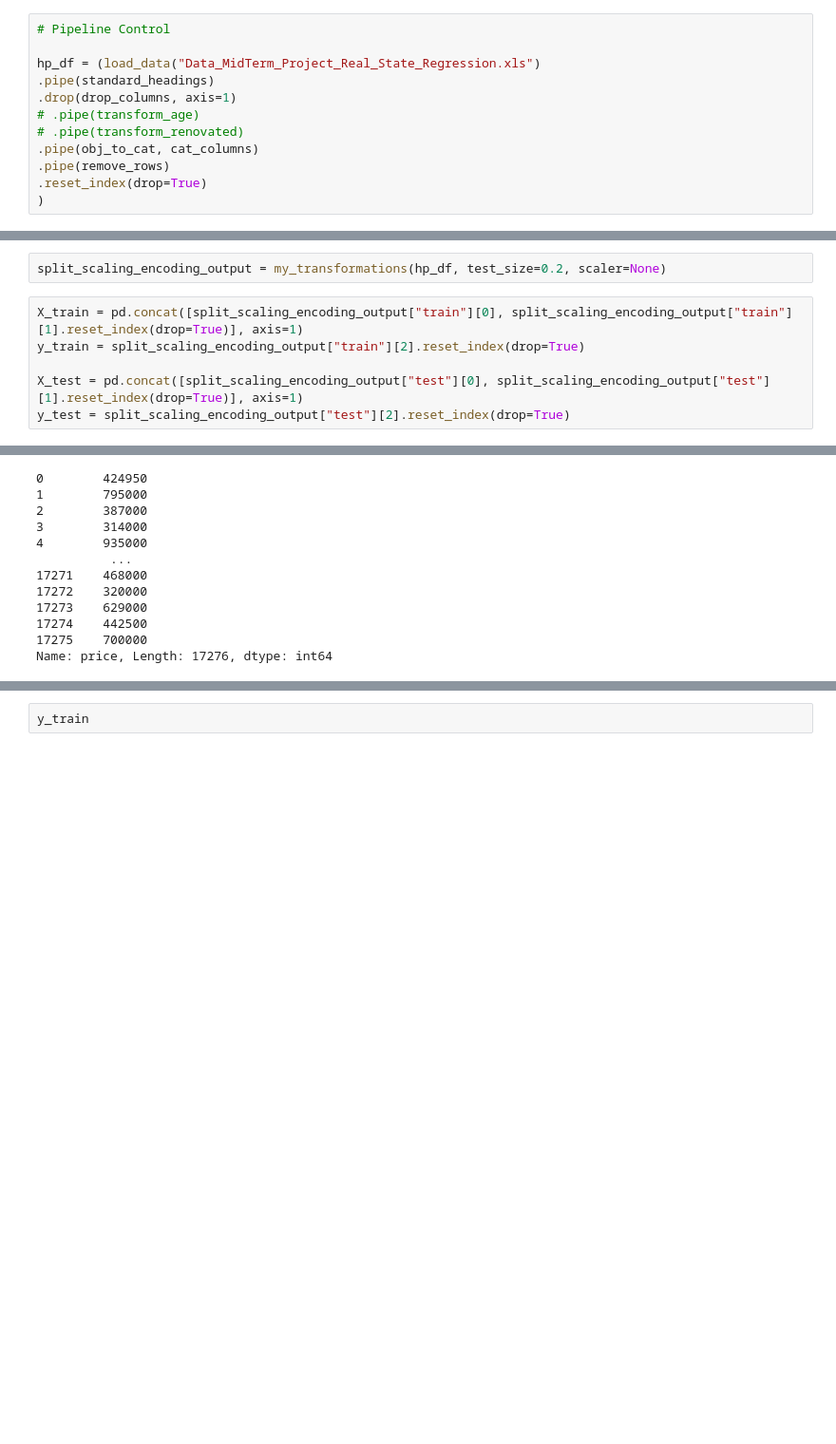
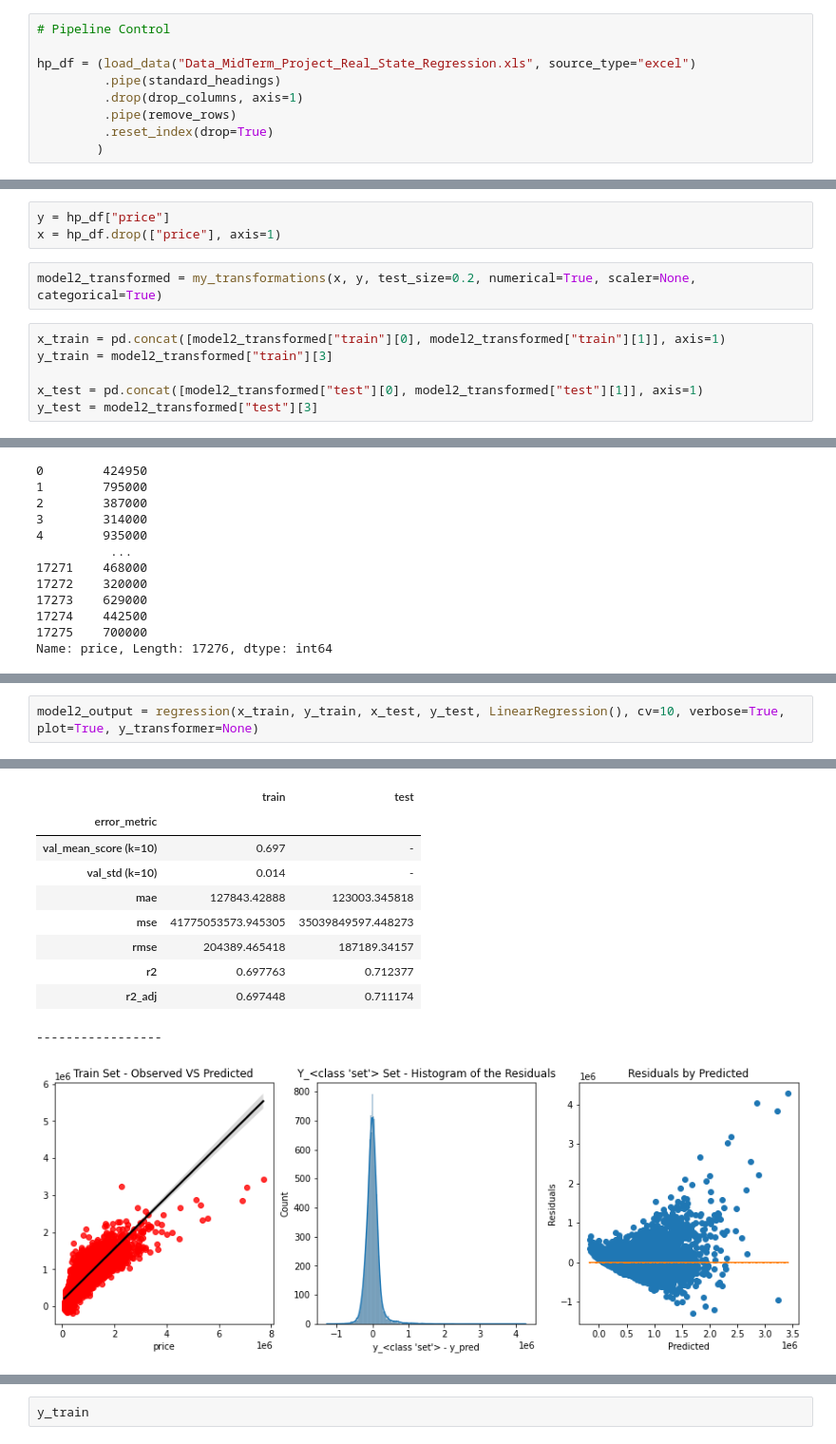
Before and after one commit to NHer0/Predictive_Modelling_House_Prices, a Jupyter notebook: House_Prices_Case_Study.ipynb, the cells around one changed output, grey strips where cells are left out. Shown at 95% size. Saved outputs shown, nothing was run; the diff lists cells and outputs as text; blank space fills up the shorter version.

```diff
--- a/House_Prices_Case_Study.ipynb
+++ b/House_Prices_Case_Study.ipynb
@@ -1008,12 +1147,9 @@ cat_columns = ['waterfront', 'view', 'grade', "zipcode", "condition"]
 # %%
 # Pipeline Control
 
-hp_df = (load_data("Data_MidTerm_Project_Real_State_Regression.xls")
-.pipe(standard_headings)
-.drop(drop_columns, axis=1)
-# .pipe(transform_age)
-# .pipe(transform_renovated)
-.pipe(obj_to_cat, cat_columns)
-.pipe(remove_rows)
-.reset_index(drop=True)
-)
+hp_df = (load_data("Data_MidTerm_Project_Real_State_Regression.xls", source_type="excel")
+         .pipe(standard_headings)
+         .drop(drop_columns, axis=1)
+         .pipe(remove_rows)
+         .reset_index(drop=True)
+        )
@@ -1034,8 +1158,11 @@ hp_df = (load_data("Data_MidTerm_Project_Real_State_Regression.xls")
+# %%
+y = hp_df["price"]
+x = hp_df.drop(["price"], axis=1)
 # %%
-split_scaling_encoding_output = my_transformations(hp_df, test_size=0.2, scaler=None)
+model2_transformed = my_transformations(x, y, test_size=0.2, numerical=True, scaler=None, categorical=True)
 # %%
-X_train = pd.concat([split_scaling_encoding_output["train"][0], split_scaling_encoding_output["train"][1].reset_index(drop=True)], axis=1)
-y_train = split_scaling_encoding_output["train"][2].reset_index(drop=True)
+x_train = pd.concat([model2_transformed["train"][0], model2_transformed["train"][1]], axis=1)
+y_train = model2_transformed["train"][3]
 
-X_test = pd.concat([split_scaling_encoding_output["test"][0], split_scaling_encoding_output["test"][1].reset_index(drop=True)], axis=1)
-y_test = split_scaling_encoding_output["test"][2].reset_index(drop=True)
+x_test = pd.concat([model2_transformed["test"][0], model2_transformed["test"][1]], axis=1)
+y_test = model2_transformed["test"][3]
@@ -1113,0 +1259,3 @@ Adjusted R2 score of test set is 0.7111737092087795
+# %%
+model2_output = regression(x_train, y_train, x_test, y_test, LinearRegression(), cv=10, verbose=True, plot=True, y_transformer=None)
+# %% [output]
@@ -1113,0 +1266,11 @@ Adjusted R2 score of test set is 0.7111737092087795
+|  | train | test |
+| error_metric |  |  |
+| val_mean_score (k=10) | 0.697 | - |
+| val_std (k=10) | 0.014 | - |
+| mae | 127843.42888 | 123003.345818 |
+| mse | 41775053573.945305 | 35039849597.448273 |
+| rmse | 204389.465418 | 187189.34157 |
+| r2 | 0.697763 | 0.712377 |
+| r2_adj | 0.697448 | 0.711174 |
+-----------------
+[figure, added]
```
Also changed, not shown: parts of 126 cells of this notebook.
